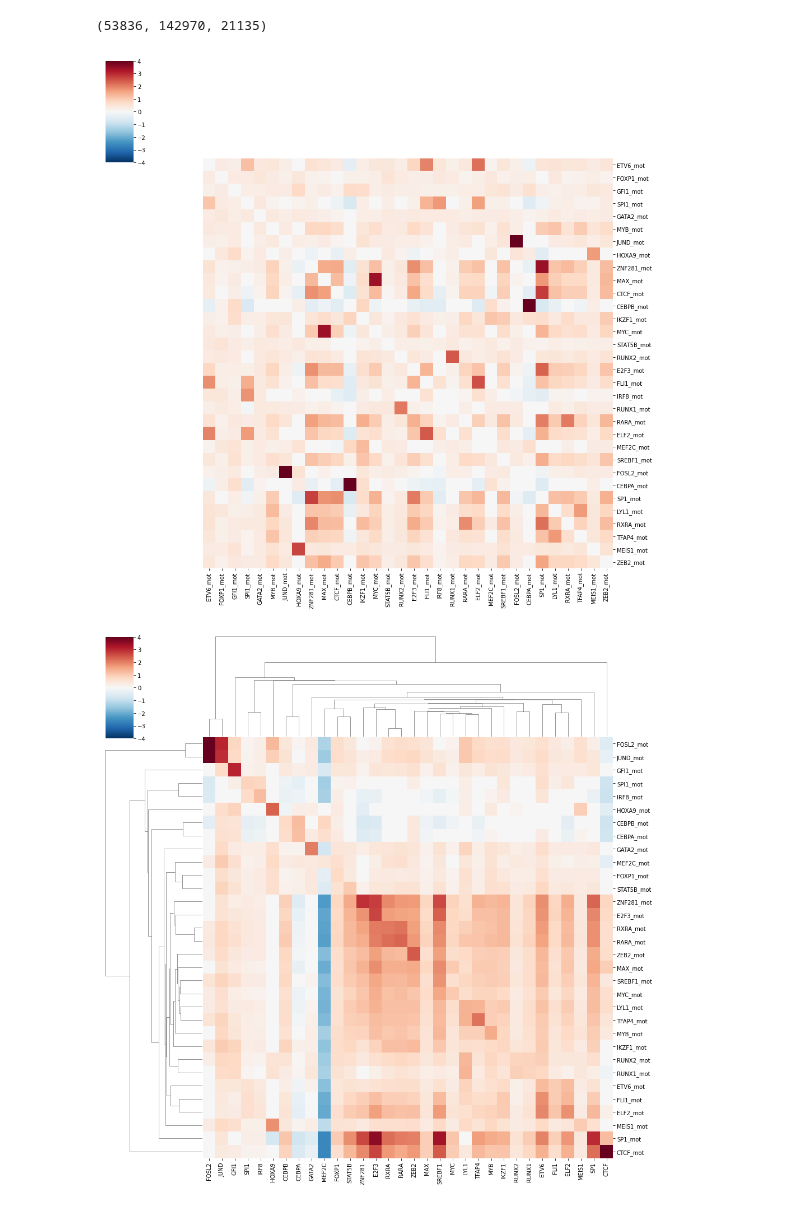
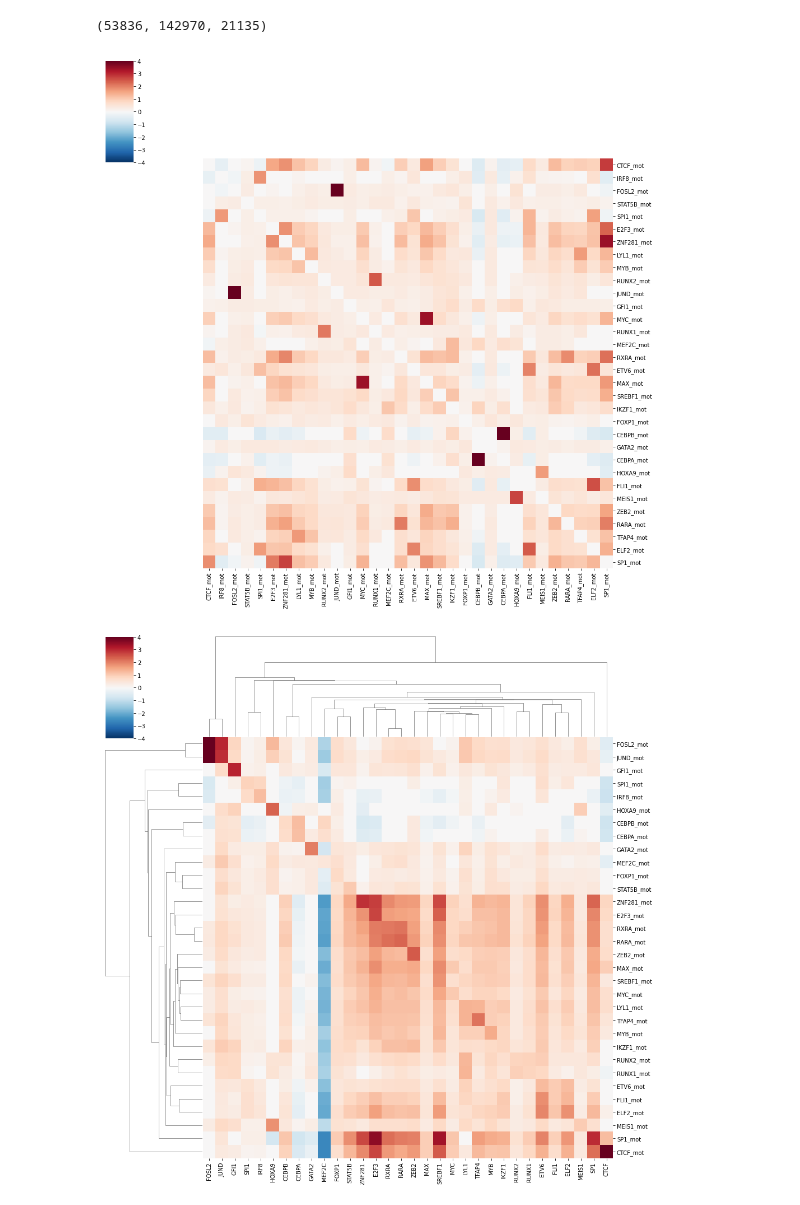
Before and after one commit to monikaperez/AMLproject, a Jupyter notebook: notebooks/CoBinding Motifs and predictions.ipynb, the cells around one changed output. Saved outputs shown, nothing was run; the diff lists cells and outputs as text; code cells hidden in the pictures.

```diff
--- a/notebooks/CoBinding Motifs and predictions.ipynb
+++ b/notebooks/CoBinding Motifs and predictions.ipynb
@@ -396,13 +401,15 @@ enr.loc["SP1_mot"]["RXRA_mot"], enr.loc["RXRA_mot"]["SP1_mot"]
 len(merged[merged["RXRA_mot"]!=0]),len(merged),len(merged[merged["SP1_mot"]!=0])
 # %% [output]
 (53836, 142970, 21135)
+# %%
+motloc = 59
 # %%
 # enrichment for each motifs
-fig = sns.clustermap(enr.iloc[63:][enr.columns[63:]],figsize=(14,14), row_cluster=0, col_cluster=0, vmax=4, vmin=-4, cmap='RdBu_r')
+fig = sns.clustermap(enr.iloc[motloc:][enr.columns[motloc:]],figsize=(14,14), row_cluster=0, col_cluster=0, vmax=4, vmin=-4, cmap='RdBu_r')
 fig.savefig('../results/'+project+'/'+version+'_'+merging_version+'_'+window+'/plots/enrichment_ofmotifs_on_motifs.pdf')
 plt.show()
 # %% [output]
-[figure, old version]
+[figure, new version]
 # %%
 len(merged[merged['CTCF']!=0]), len(merged[merged['MEF2C_mot']!=0]), len(merged[merged['SP1']!=0]), len(merged[merged['SP1']!=0])
 # %%
```
Also changed, not shown: parts of 26 cells of this notebook, 6 other files.
